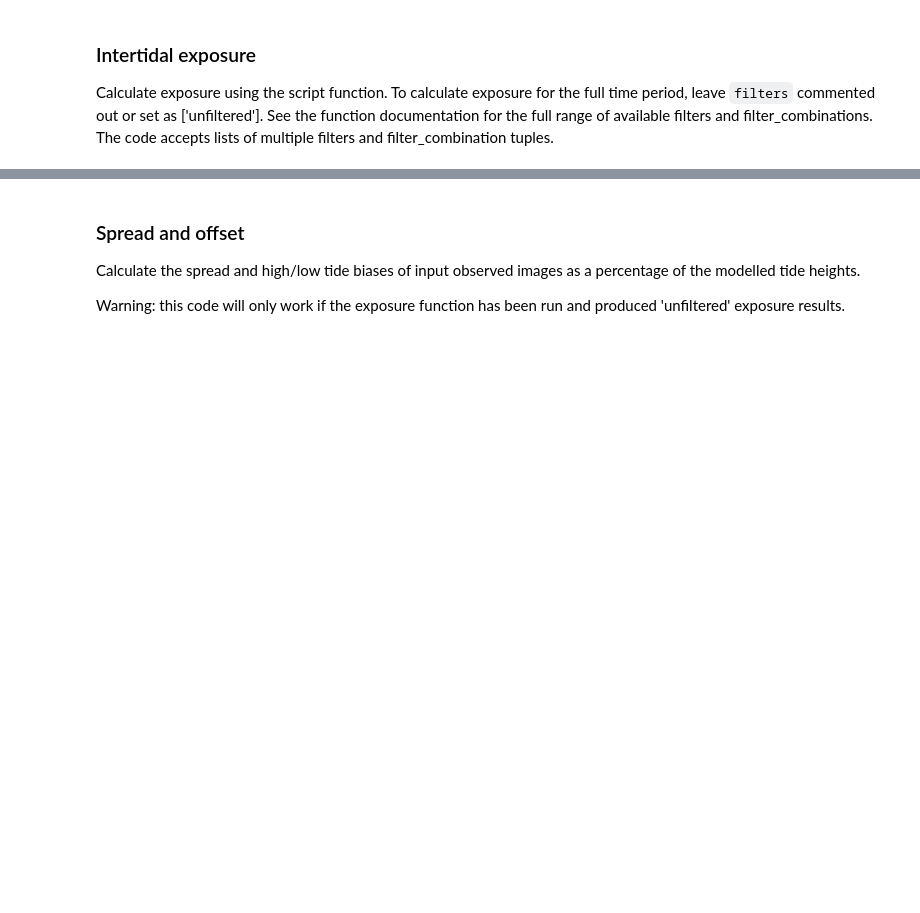
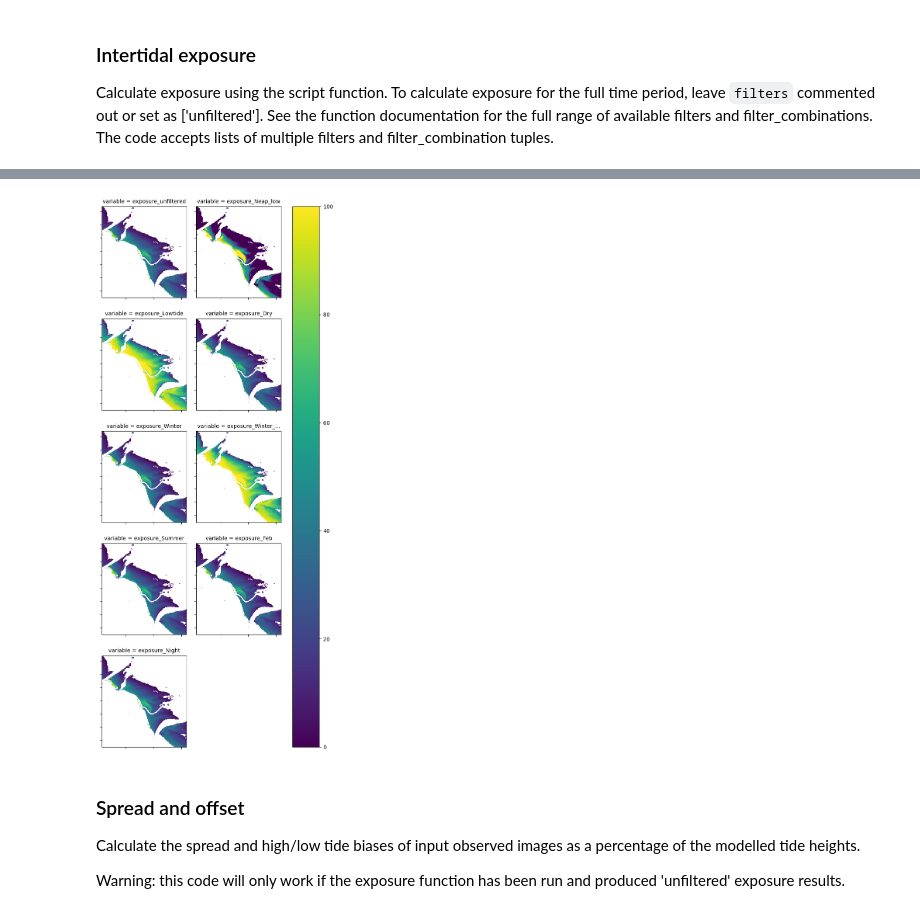
Before and after one commit to GeoscienceAustralia/dea-intertidal, a Jupyter notebook: notebooks/Intertidal_workflow.ipynb, the cells around one changed output, grey strips where cells are left out. Cells and saved outputs as stored; diff of their text form; code cells hidden in the pictures; blank space fills up the shorter version.

```diff
--- a/notebooks/Intertidal_workflow.ipynb
+++ b/notebooks/Intertidal_workflow.ipynb
@@ -267,6 +262,7 @@ See the function documentation for the full range of available filters and filte
 The code accepts lists of multiple filters and filter_combination tuples.
 # %%
 %reload_ext autoreload
+filters=['Summer', 'Feb', 'Night', 'Lowtide']
 
 exposure_filters, tide_cq_dict = exposure(
     dem=ds.elevation,
@@ -382,3 +322,22 @@ Reprojecting ensemble tides into original array
+# %%
+fig = ds[['exposure_unfiltered',
+          'exposure_Neap_low',
+          'exposure_Lowtide',
+          'exposure_Dry',
+          'exposure_Winter',
+          'exposure_Winter_Lowtide',
+          'exposure_Summer',
+          'exposure_Feb',
+          'exposure_Night']].to_array().plot(col='variable', col_wrap=2)
+
+for ax in fig.axs.flat:
+    ax.label_outer()
+    ax.set_xticklabels(labels="")
+    ax.set_yticklabels(labels="")
+    ax.set_xlabel("")
+    ax.set_ylabel("")
+# %% [output]
+[figure, added]
 # %% [markdown]
 ### Spread and offset
 Calculate the spread and high/low tide biases of input observed images as a percentage of the modelled tide heights.
```
Also changed, not shown: parts of 4 cells of this notebook, 1 other file.
